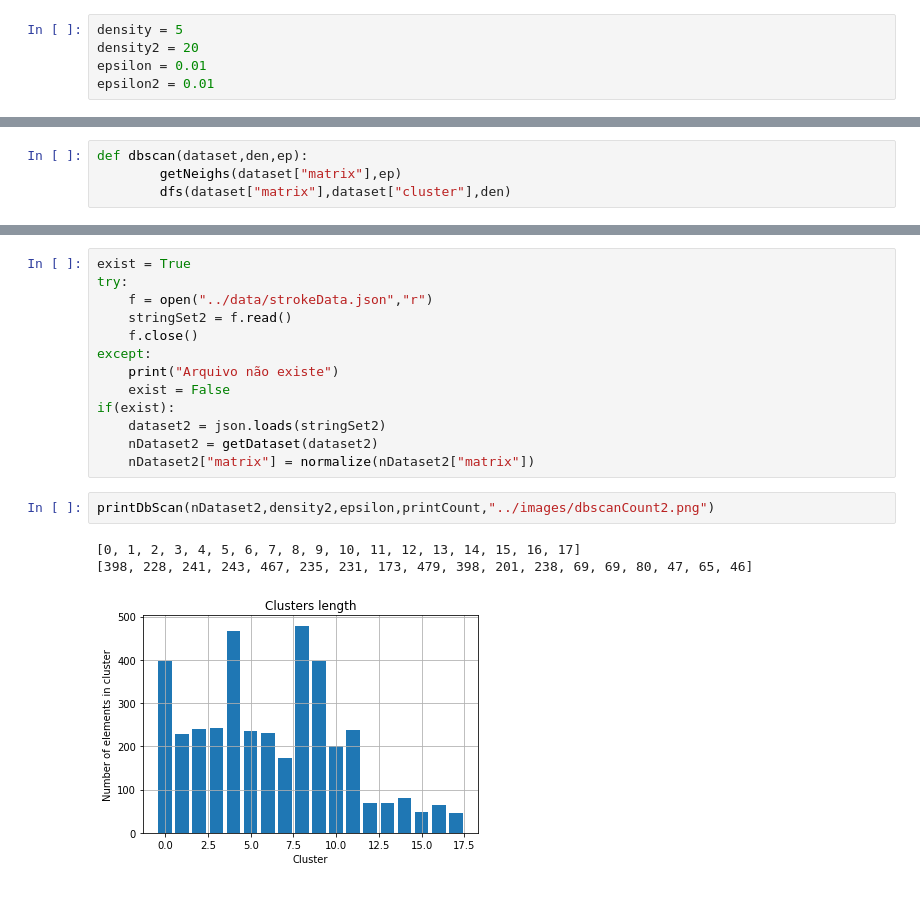
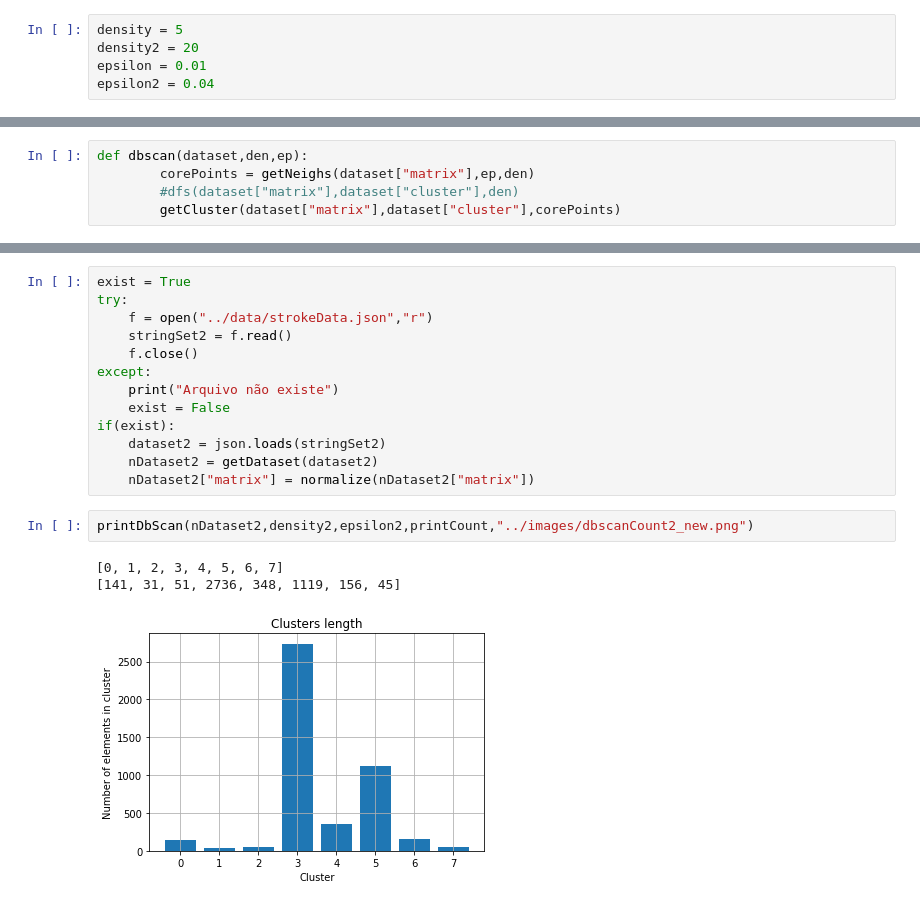
Before and after one commit to batataazul/projects_MachineLearning, a Jupyter notebook: project1/Notebooks/dbscan.ipynb, the cells around one changed output, grey strips where cells are left out. Cells and saved outputs as stored; diff of their text form.

Commit message:
Corrected Dbscan and redefined codification

```diff
--- a/project1/Notebooks/dbscan.ipynb
+++ b/project1/Notebooks/dbscan.ipynb
@@ -9,7 +9,7 @@ import copy
 density = 5
 density2 = 20
 epsilon = 0.01
-epsilon2 = 0.01
+epsilon2 = 0.04
 # %%
 def getDataset(dataset):
     cleanDataset = {
@@ -59,6 +59,7 @@ def getDistance(point1,point2):
     return distance
 # %%
 def dbscan(dataset,den,ep):
-        getNeighs(dataset["matrix"],ep)
-        dfs(dataset["matrix"],dataset["cluster"],den)
+        corePoints = getNeighs(dataset["matrix"],ep,den)
+        #dfs(dataset["matrix"],dataset["cluster"],den)
+        getCluster(dataset["matrix"],dataset["cluster"],corePoints)
 # %%
@@ -215,8 +233,8 @@ if(exist):
     nDataset2 = getDataset(dataset2)
     nDataset2["matrix"] = normalize(nDataset2["matrix"])
 # %%
-printDbScan(nDataset2,density2,epsilon,printCount,"../images/dbscanCount2.png")
+printDbScan(nDataset2,density2,epsilon2,printCount,"../images/dbscanCount2_new.png")
 # %% [output]
-[0, 1, 2, 3, 4, 5, 6, 7, 8, 9, 10, 11, 12, 13, 14, 15, 16, 17]
-[398, 228, 241, 243, 467, 235, 231, 173, 479, 398, 201, 238, 69, 69, 80, 47, 65, 46]
+[0, 1, 2, 3, 4, 5, 6, 7]
+[141, 31, 51, 2736, 348, 1119, 156, 45]
-[figure, old version]
+[figure, new version]
```
Also changed, not shown: parts of 3 cells of this notebook, 15 other files.
